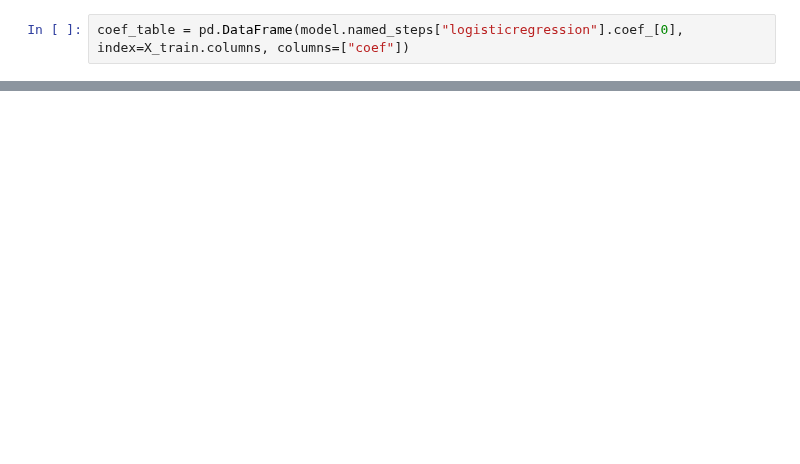
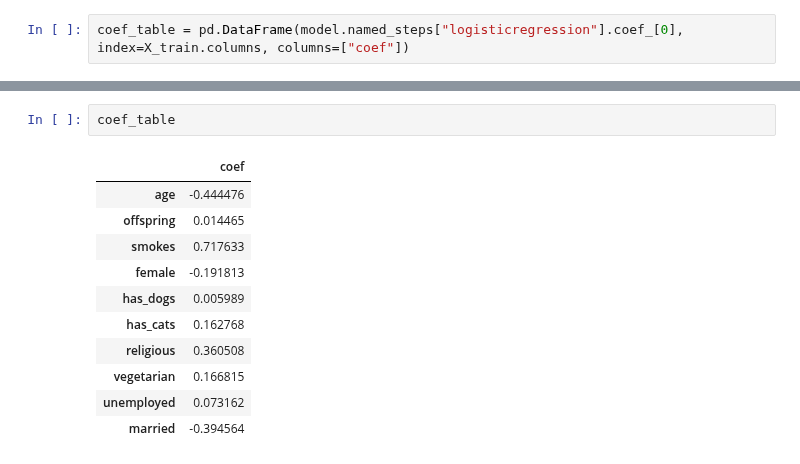
Before and after one commit to brunoarine/substance-problem-study, a Jupyter notebook: notebooks/project.ipynb, the cells around one changed output, grey strips where cells are left out. Saved outputs shown, nothing was run; the diff lists cells and outputs as text; blank space fills up the shorter version.

```diff
--- a/notebooks/project.ipynb
+++ b/notebooks/project.ipynb
@@ -423,0 +420,14 @@ coef_table.sort_values("coef").tail(40)
+# %%
+coef_table
+# %% [output]
+|  | coef |
+| age | -0.444476 |
+| offspring | 0.014465 |
+| smokes | 0.717633 |
+| female | -0.191813 |
+| has_dogs | 0.005989 |
+| has_cats | 0.162768 |
+| religious | 0.360508 |
+| vegetarian | 0.166815 |
+| unemployed | 0.073162 |
+| married | -0.394564 |
```
Also changed, not shown: parts of 12 cells of this notebook.
